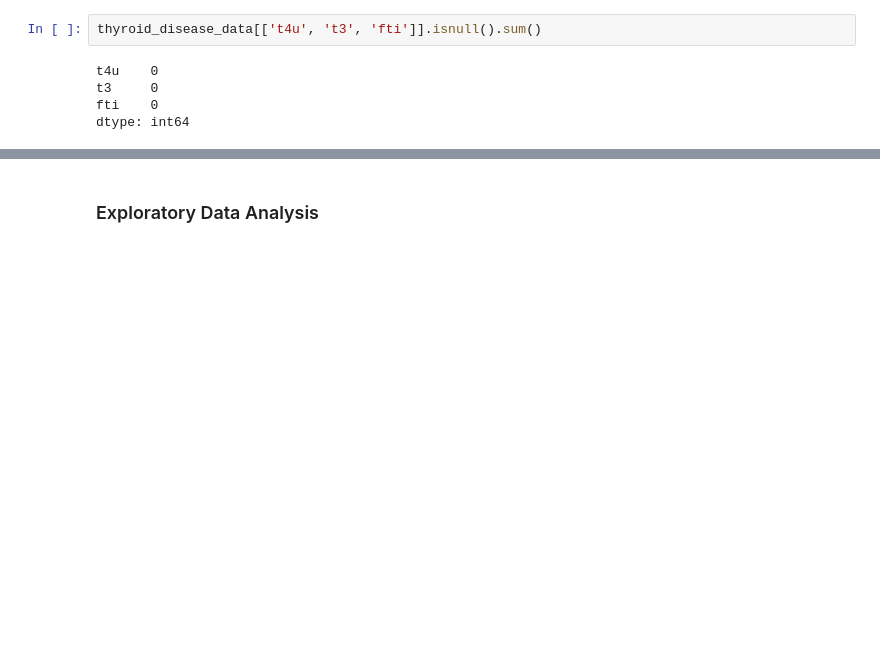
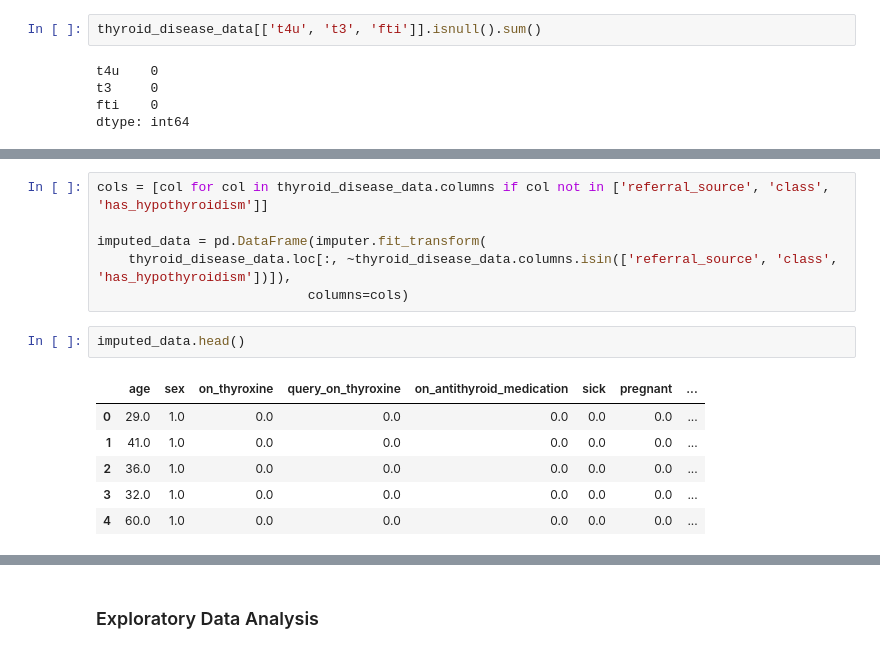
Before and after one commit to kchomakova/ai_upskill_2025_datascience, a Jupyter notebook: notebooks/Predict Hypothyroidism.ipynb, the cells around one changed output, grey strips where cells are left out. Saved outputs shown, nothing was run; the diff lists cells and outputs as text; blank space fills up the shorter version.

```diff
--- a/notebooks/Predict Hypothyroidism.ipynb
+++ b/notebooks/Predict Hypothyroidism.ipynb
@@ -411,0 +458,15 @@ dtype: int64
+# %%
+cols = [col for col in thyroid_disease_data.columns if col not in ['referral_source', 'class', 'has_hypothyroidism']]
+
+imputed_data = pd.DataFrame(imputer.fit_transform(
+    thyroid_disease_data.loc[:, ~thyroid_disease_data.columns.isin(['referral_source', 'class', 'has_hypothyroidism'])]),
+                           columns=cols)
+# %%
+imputed_data.head()
+# %% [output]
+|  | age | sex | on_thyroxine | query_on_thyroxine | on_antithyroid_medication | sick | pregnant | ... |
+| 0 | 29.0 | 1.0 | 0.0 | 0.0 | 0.0 | 0.0 | 0.0 | ... |
+| 1 | 41.0 | 1.0 | 0.0 | 0.0 | 0.0 | 0.0 | 0.0 | ... |
+| 2 | 36.0 | 1.0 | 0.0 | 0.0 | 0.0 | 0.0 | 0.0 | ... |
+| 3 | 32.0 | 1.0 | 0.0 | 0.0 | 0.0 | 0.0 | 0.0 | ... |
+| 4 | 60.0 | 1.0 | 0.0 | 0.0 | 0.0 | 0.0 | 0.0 | ... |
```
Also changed, not shown: parts of 27 cells of this notebook.
